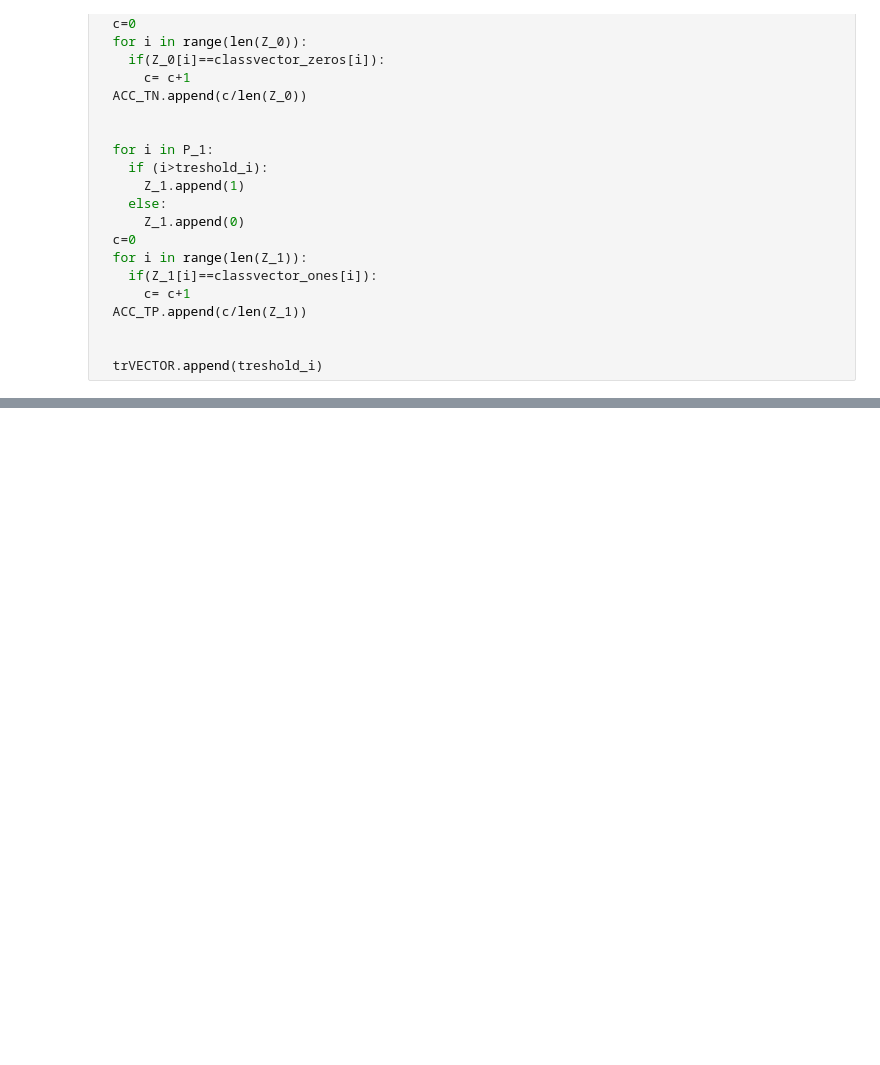
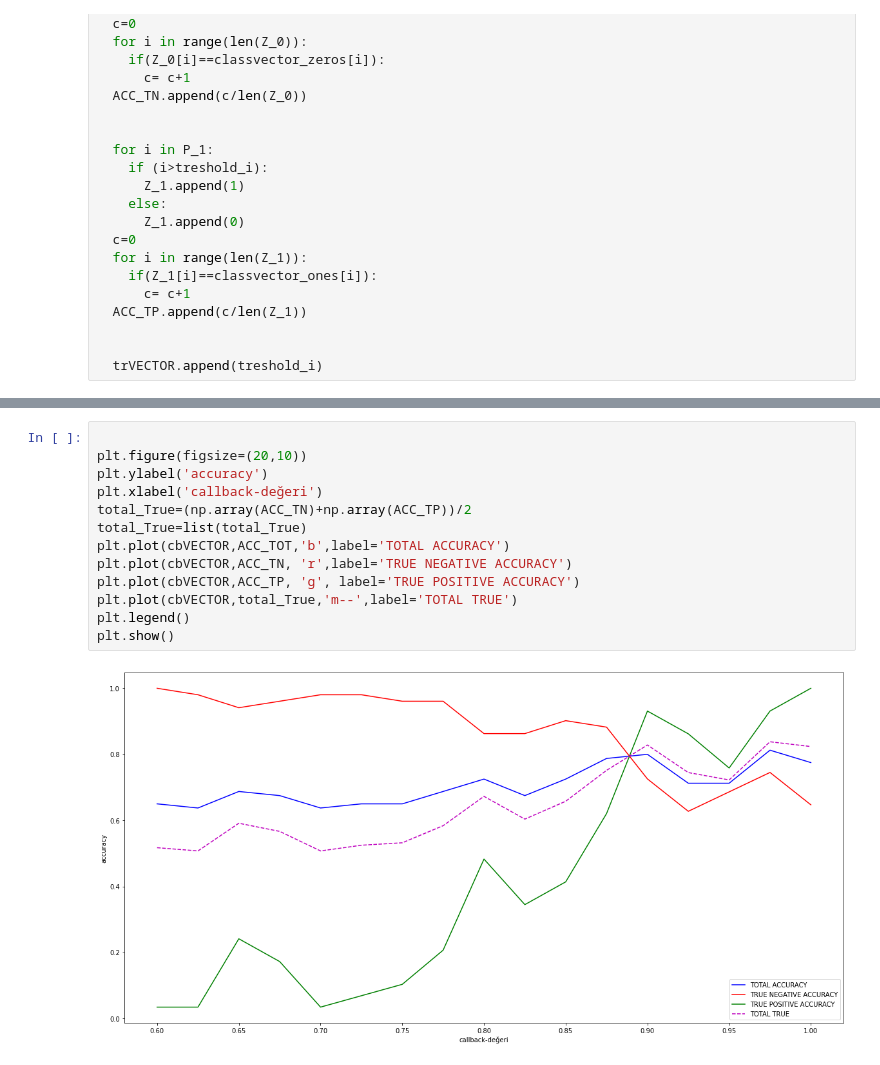
Before and after one commit to ahmetcanerdem/Bil470Proje, a Jupyter notebook: Network Notebook.ipynb, the cells around one changed output, grey strips where cells are left out. Saved outputs shown, nothing was run; the diff lists cells and outputs as text; blank space fills up the shorter version.

```diff
--- a/Network Notebook.ipynb
+++ b/Network Notebook.ipynb
@@ -411,0 +511,15 @@ plt.show()
+# %%
+
+plt.figure(figsize=(20,10))
+plt.ylabel('accuracy')
+plt.xlabel('callback-değeri')
+total_True=(np.array(ACC_TN)+np.array(ACC_TP))/2
+total_True=list(total_True)
+plt.plot(cbVECTOR,ACC_TOT,'b',label='TOTAL ACCURACY')
+plt.plot(cbVECTOR,ACC_TN, 'r',label='TRUE NEGATIVE ACCURACY')
+plt.plot(cbVECTOR,ACC_TP, 'g', label='TRUE POSITIVE ACCURACY')
+plt.plot(cbVECTOR,total_True,'m--',label='TOTAL TRUE')
+plt.legend()
+plt.show()
+# %% [output]
+[figure, added]
```
Also changed, not shown: parts of 8 cells of this notebook.
